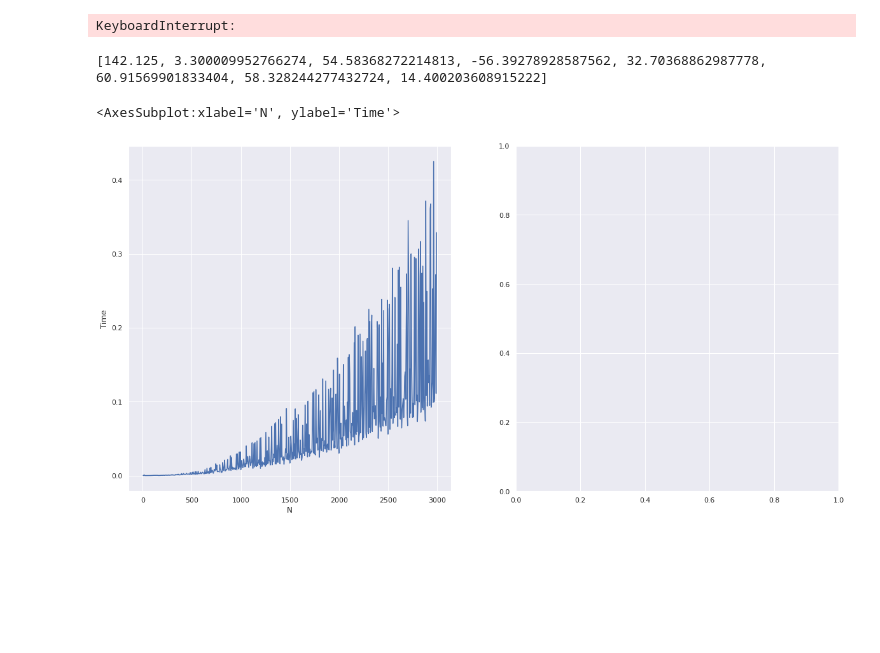
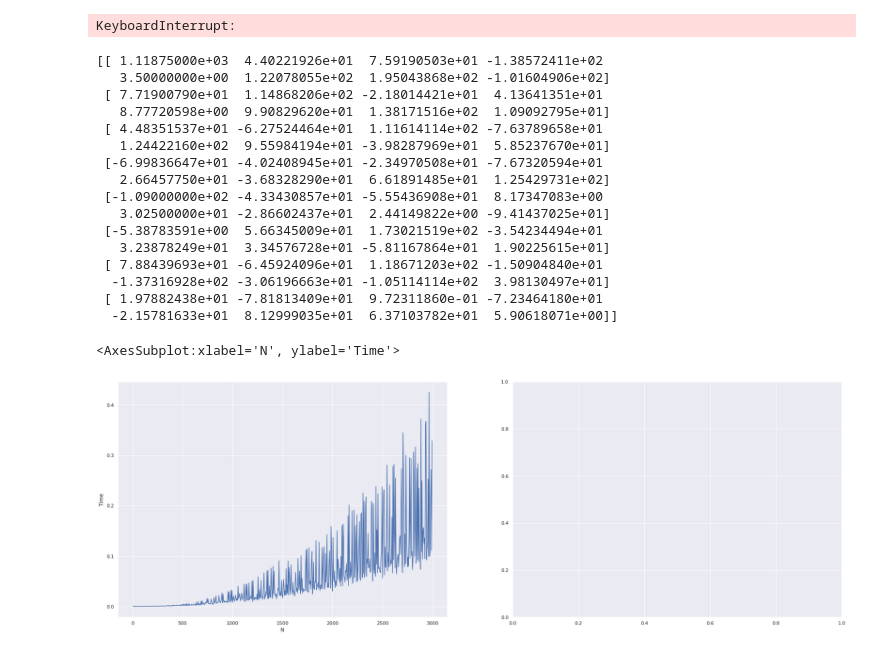
Before and after one commit to epi-xel/dct-compression, a Jupyter notebook: my-dct/main.ipynb, the cells around one changed output. Drawn from its saved outputs; the diff is of its cells as text; code cells hidden in the pictures; blank space fills up the shorter version.

```diff
--- a/my-dct/main.ipynb
+++ b/my-dct/main.ipynb
@@ -60,13 +60,37 @@ def my_dct(v):
             a[k] += np.cos(np.pi * k * ((2 * i + 1) / (2 * N))) * v[i]
         den = N / 2
         if(k == 0): den = N
-        a[k] = (a[k] / den)
+        a[k] = (a[k] / np.sqrt(den))
     return a
 
-#def my_dct2(A)
-print(my_dct(test))
+def my_dct2(A):
+    N = len(A)
+    mr = np.zeros((N, N))
+    mc = np.zeros((N, N))
+    for i in range(0, N):
+        mr[i] = my_dct(A[i])
+    for j in range(0, N):
+        mc[:, j] = my_dct(mr[:, j])
+    return mc
+
+print(my_dct2(mat))
 # %% [output]
-[142.125, 3.300009952766274, 54.58368272214813, -56.39278928587562, 32.70368862987778, 60.91569901833404, 58.328244277432724, 14.400203608915222]
+[[ 1.11875000e+03  4.40221926e+01  7.59190503e+01 -1.38572411e+02
+   3.50000000e+00  1.22078055e+02  1.95043868e+02 -1.01604906e+02]
+ [ 7.71900790e+01  1.14868206e+02 -2.18014421e+01  4.13641351e+01
+   8.77720598e+00  9.90829620e+01  1.38171516e+02  1.09092795e+01]
+ [ 4.48351537e+01 -6.27524464e+01  1.11614114e+02 -7.63789658e+01
+   1.24422160e+02  9.55984194e+01 -3.98287969e+01  5.85237670e+01]
+ [-6.99836647e+01 -4.02408945e+01 -2.34970508e+01 -7.67320594e+01
+   2.66457750e+01 -3.68328290e+01  6.61891485e+01  1.25429731e+02]
+ [-1.09000000e+02 -4.33430857e+01 -5.55436908e+01  8.17347083e+00
+   3.02500000e+01 -2.86602437e+01  2.44149822e+00 -9.41437025e+01]
+ [-5.38783591e+00  5.66345009e+01  1.73021519e+02 -3.54234494e+01
+   3.23878249e+01  3.34576728e+01 -5.81167864e+01  1.90225615e+01]
+ [ 7.88439693e+01 -6.45924096e+01  1.18671203e+02 -1.50904840e+01
+  -1.37316928e+02 -3.06196663e+01 -1.05114114e+02  3.98130497e+01]
+ [ 1.97882438e+01 -7.81813409e+01  9.72311860e-01 -7.23464180e+01
+  -2.15781633e+01  8.12999035e+01  6.37103782e+01  5.90618071e+00]]
 # %%
 times = list()
 for m in matrices:
@@ -74,12 +98,16 @@ for m in matrices:
     dct2(m)
     end = time()
     time_dct2 = end - start
-    times.append([len(m), time_dct2])
+    start = time()
+    my_dct2(m)
+    end = time()
+    time_my_dct2 = end - start
+    times.append([len(m), time_dct2, time_my_dct2])
 # %%
 sns.set_theme(style="darkgrid")
-df = pd.DataFrame(times, columns=['N', 'Time'])
+df = pd.DataFrame(times, columns=['N', 'DCT2 Time', 'My DCT2 Time'])
 fig, ax = plt.subplots(1, 2, figsize=(30, 10))
 sns.lineplot(data=df, x="N", y="Time", ax=ax[0])
 # %% [output]
 <AxesSubplot:xlabel='N', ylabel='Time'>
-[figure, old version]
+[figure, new version]
```
